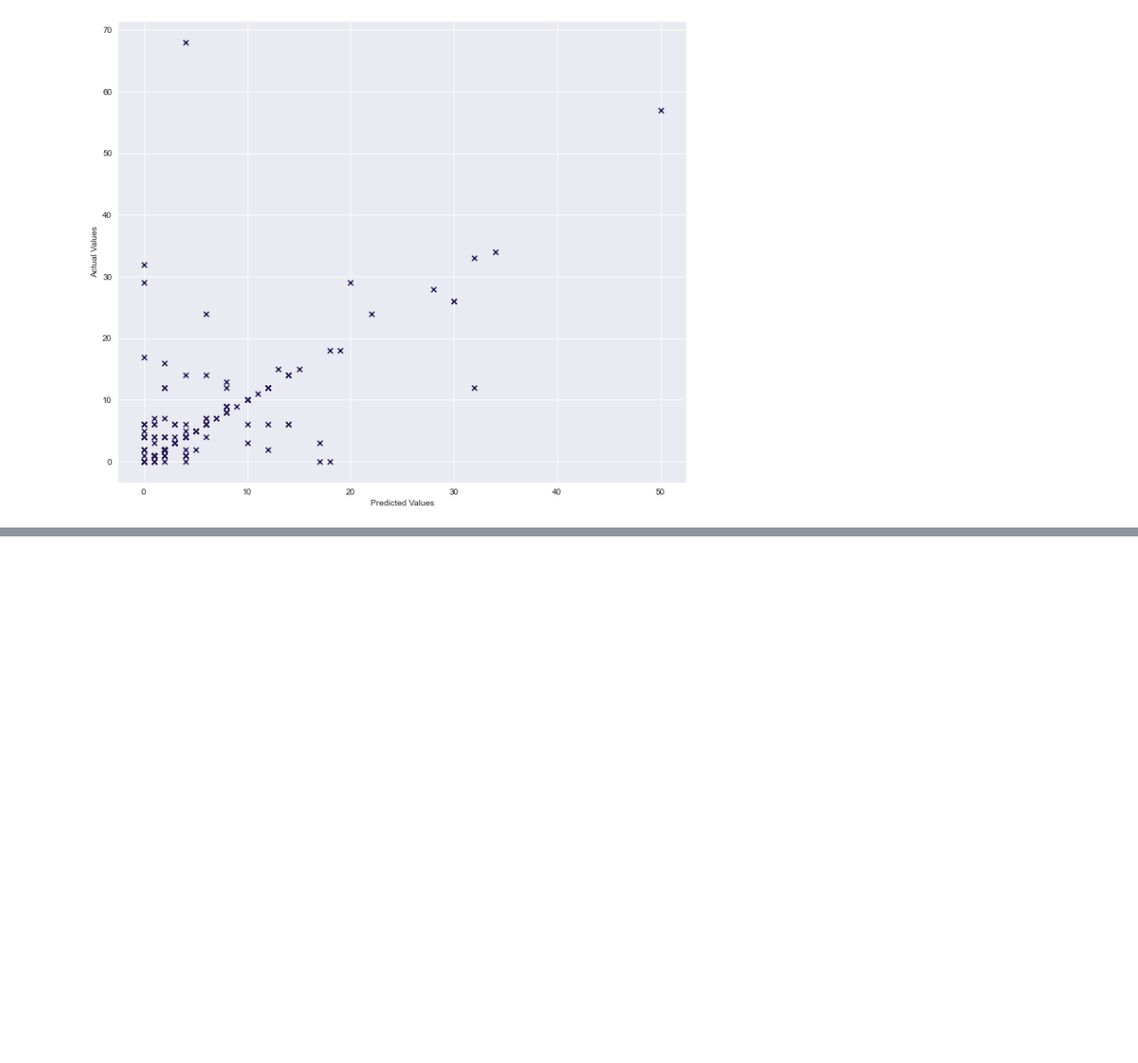
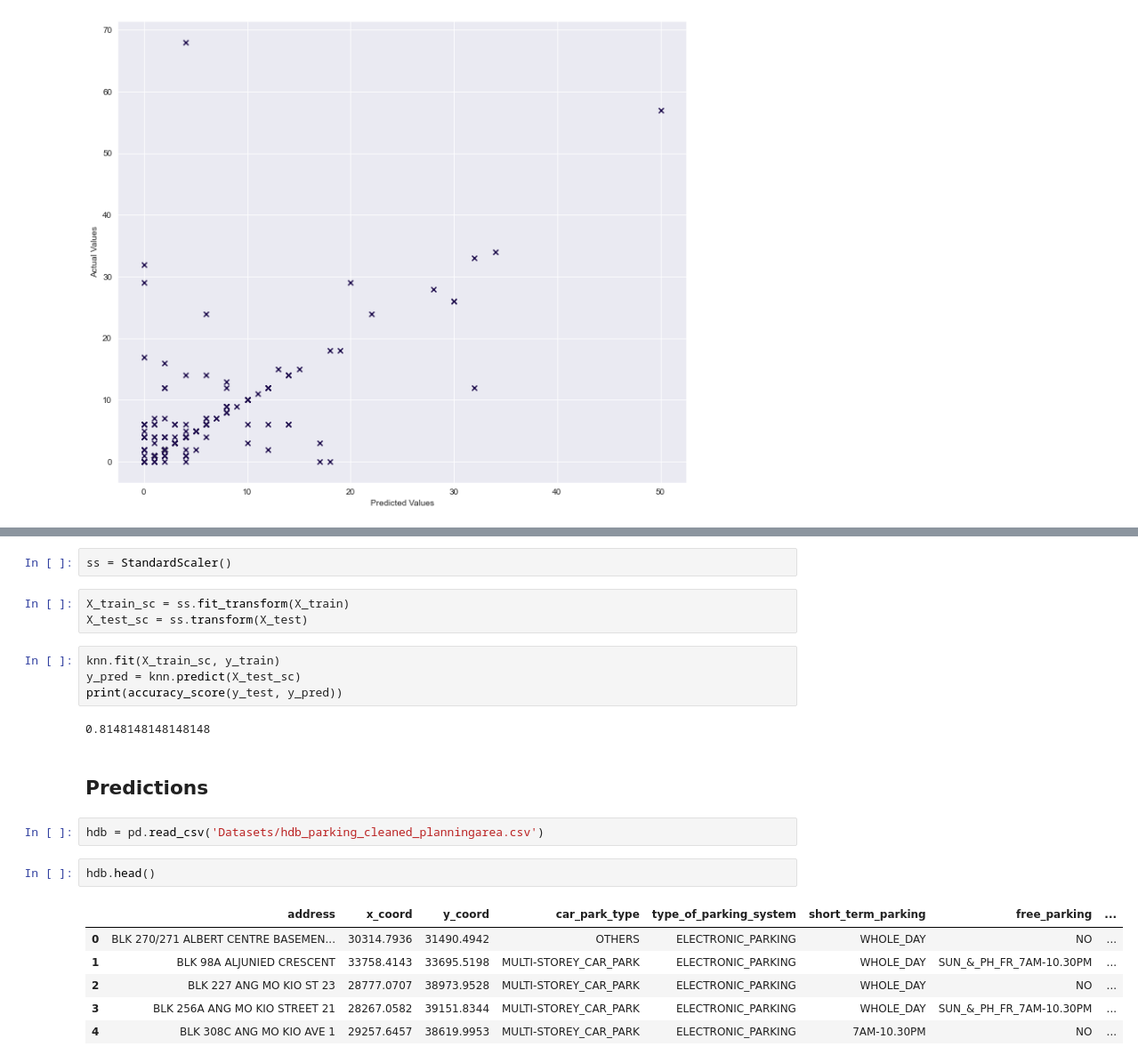
Before and after one commit to tzeyi-teh/Capstone, a Jupyter notebook: Part III - EDA, Modeling, Predictive Analysis.ipynb, the cells around one changed output, grey strips where cells are left out. Shown: that part at 89% size. Drawn from its saved outputs; the diff is of its cells as text; blank space fills up the shorter version.

Commit message:
predictions

```diff
--- a/Part III - EDA, Modeling, Predictive Analysis.ipynb
+++ b/Part III - EDA, Modeling, Predictive Analysis.ipynb
@@ -410,0 +413,24 @@ Text(0, 0.5, 'Actual Values')
+# %%
+ss = StandardScaler()
+# %%
+X_train_sc = ss.fit_transform(X_train)
+X_test_sc = ss.transform(X_test)
+# %%
+knn.fit(X_train_sc, y_train)
+y_pred = knn.predict(X_test_sc)
+print(accuracy_score(y_test, y_pred))
+# %% [output]
+0.8148148148148148
+# %% [markdown]
+## Predictions
+# %%
+hdb = pd.read_csv('Datasets/hdb_parking_cleaned_planningarea.csv')
+# %%
+hdb.head()
+# %% [output]
+|  | address | x_coord | y_coord | car_park_type | type_of_parking_system | short_term_parking | free_parking | ... |
+| 0 | BLK 270/271 ALBERT CENTRE BASEMEN... | 30314.7936 | 31490.4942 | OTHERS | ELECTRONIC_PARKING | WHOLE_DAY | NO | ... |
+| 1 | BLK 98A ALJUNIED CRESCENT | 33758.4143 | 33695.5198 | MULTI-STOREY_CAR_PARK | ELECTRONIC_PARKING | WHOLE_DAY | SUN_&_PH_FR_7AM-10.30PM | ... |
+| 2 | BLK 227 ANG MO KIO ST 23 | 28777.0707 | 38973.9528 | MULTI-STOREY_CAR_PARK | ELECTRONIC_PARKING | WHOLE_DAY | NO | ... |
+| 3 | BLK 256A ANG MO KIO STREET 21 | 28267.0582 | 39151.8344 | MULTI-STOREY_CAR_PARK | ELECTRONIC_PARKING | WHOLE_DAY | SUN_&_PH_FR_7AM-10.30PM | ... |
+| 4 | BLK 308C ANG MO KIO AVE 1 | 29257.6457 | 38619.9953 | MULTI-STOREY_CAR_PARK | ELECTRONIC_PARKING | 7AM-10.30PM | NO | ... |
```
Also changed, not shown: parts of 22 cells of this notebook.
